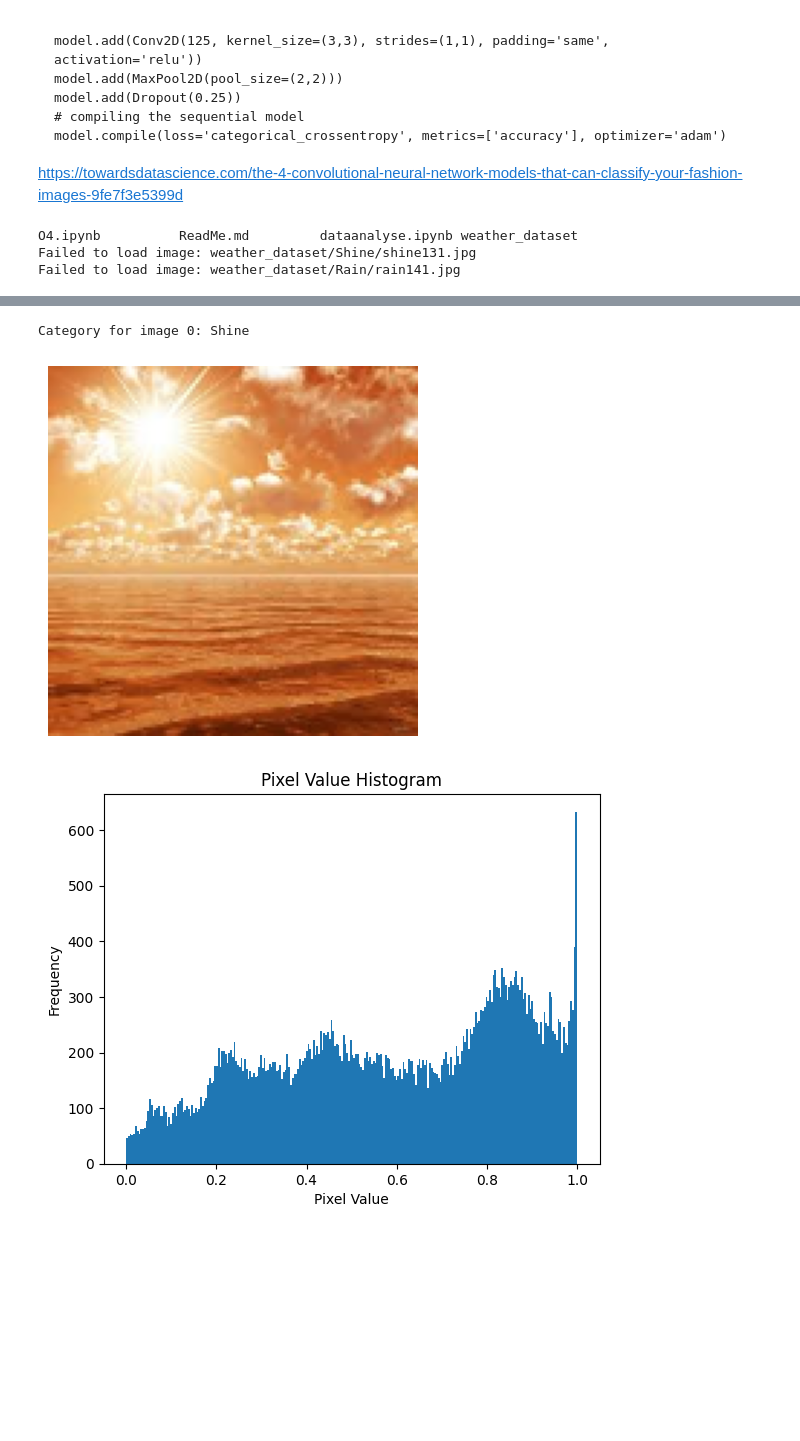
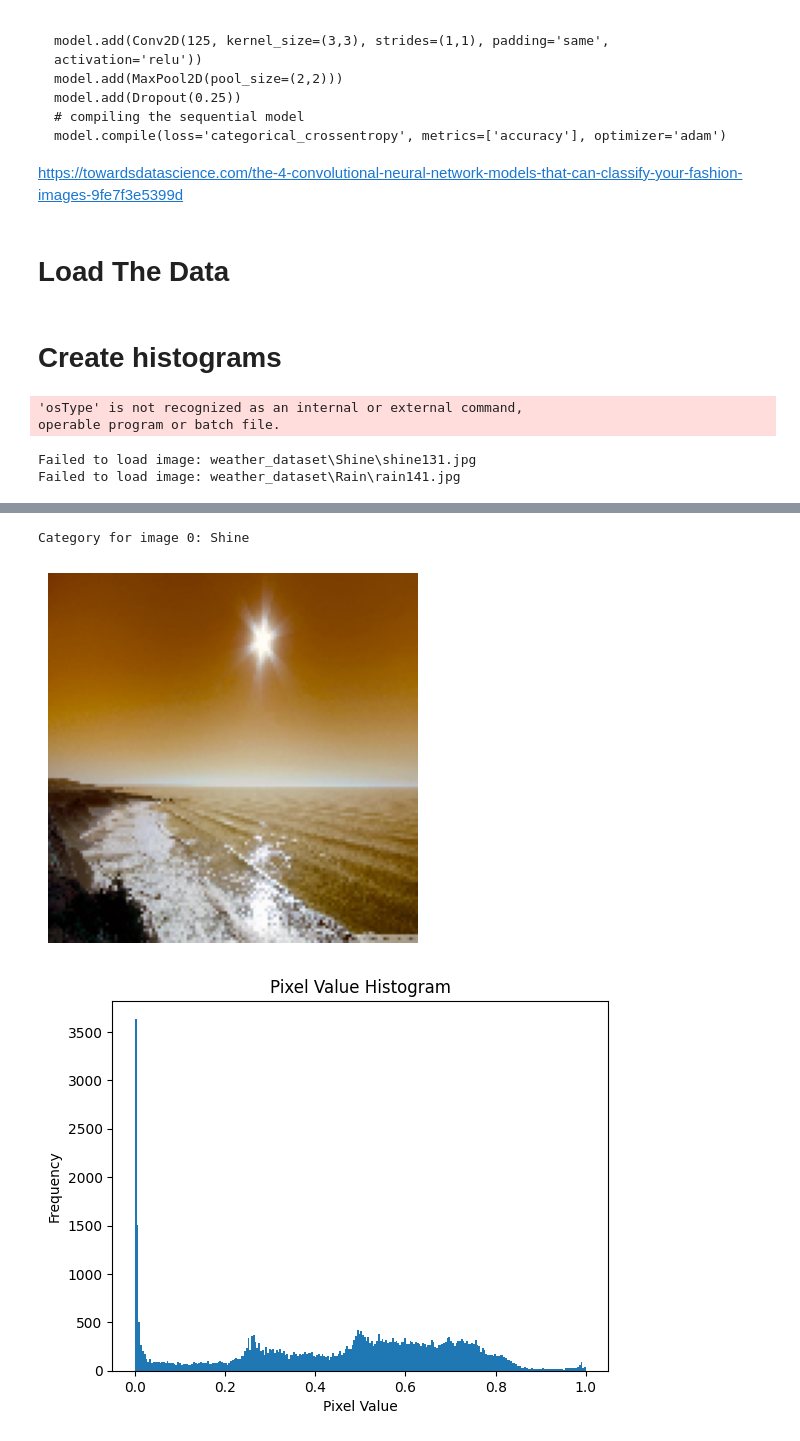
Before and after one commit to BjarkeKarlsen/mal12, a Jupyter notebook: O4/O4.ipynb, the cells around one changed output, grey strips where cells are left out. Drawn from its saved outputs; the diff is of its cells as text; code cells hidden in the pictures; blank space fills up the shorter version.

````diff
--- a/O4/O4.ipynb
+++ b/O4/O4.ipynb
@@ -32,6 +32,8 @@ model.compile(loss='categorical_crossentropy', metrics=['accuracy'], optimizer='
 ```
 
 https://towardsdatascience.com/the-4-convolutional-neural-network-models-that-can-classify-your-fashion-images-9fe7f3e5399d
+# %% [markdown]
+# Load The Data
 # %%
 #make function to fetch dataset
 
@@ -59,13 +61,20 @@ def getDataSet(categories: list, folder: str):
                 else:
                     print(f"Failed to load image: {img_path}")
     return images, labels
+# %% [markdown]
+# Create histograms
 # %%
 import numpy as np
 import matplotlib.pyplot as plt
 from sklearn.model_selection import train_test_split
+import os
 
-! ls
-# ! dir
+def GetOS():
+    return dir if os.name == 'nt' else ls
+
+osType = GetOS()
+
+! osType
 data_folder = "weather_dataset"
 categories = ["Shine", "Cloudy", "Rain", "Sunrise"]
 
@@ -79,36 +88,37 @@ X = np.array(X)
 y = np.array(y)
 
 X_train, X_test, y_train, y_test = train_test_split(X, y, test_size=0.2, random_state=42)
 
 
 # Assuming 'labels' is a list or NumPy array of category labels
 # You can create histograms of the labels to visualize the class distribution
 plt.hist(y, bins=len(np.unique(y)))  # Use as many bins as unique labels
 plt.xlabel('Category')
 plt.ylabel('Count')
 plt.title('Class Distribution')
 plt.xticks(np.unique(y))  # Set x-ticks to unique class labels
 plt.show()
 
 # Assuming 'images' is a NumPy array containing the image data
 # You can create a histogram of pixel values for one image (e.g., the first image)
 print(f"Category for image 0: {categories[y[0]]}")
 
 plt.imshow(X[0])
 plt.axis('off')  # Optional: Turn off the axis labels and ticks
 #plt.title(categories[X[0]])
 plt.show()
 
 plt.hist(X[0].ravel(), bins=256, range=(0, 1))  # Assuming normalized pixel values in [0, 1]
 plt.xlabel('Pixel Value')
 plt.ylabel('Frequency')
 plt.title('Pixel Value Histogram')
 plt.show()
 # %% [output]
-O4.ipynb          ReadMe.md         dataanalyse.ipynb weather_dataset
-Failed to load image: weather_dataset/Shine/shine131.jpg
-Failed to load image: weather_dataset/Rain/rain141.jpg
+'osType' is not recognized as an internal or external command,
+operable program or batch file.
+Failed to load image: weather_dataset\Shine\shine131.jpg
+Failed to load image: weather_dataset\Rain\rain141.jpg
 [figure]
-Category for image 0: Shine
+Category for image 0: Shine
-[figure, old version]
+[figure, new version]
-[figure, old version]
+[figure, new version]
````
Also changed, not shown: parts of 7 cells of this notebook.
